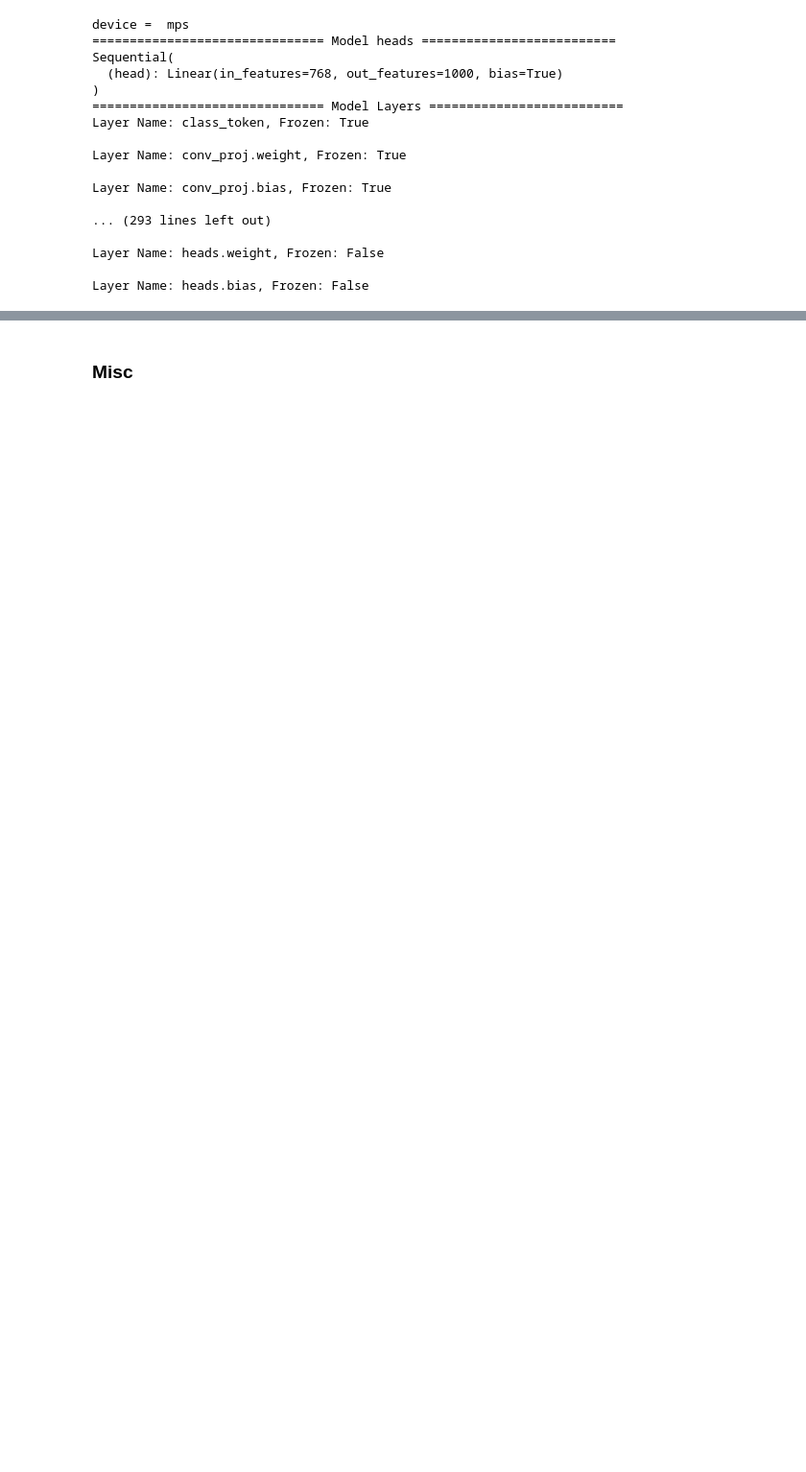
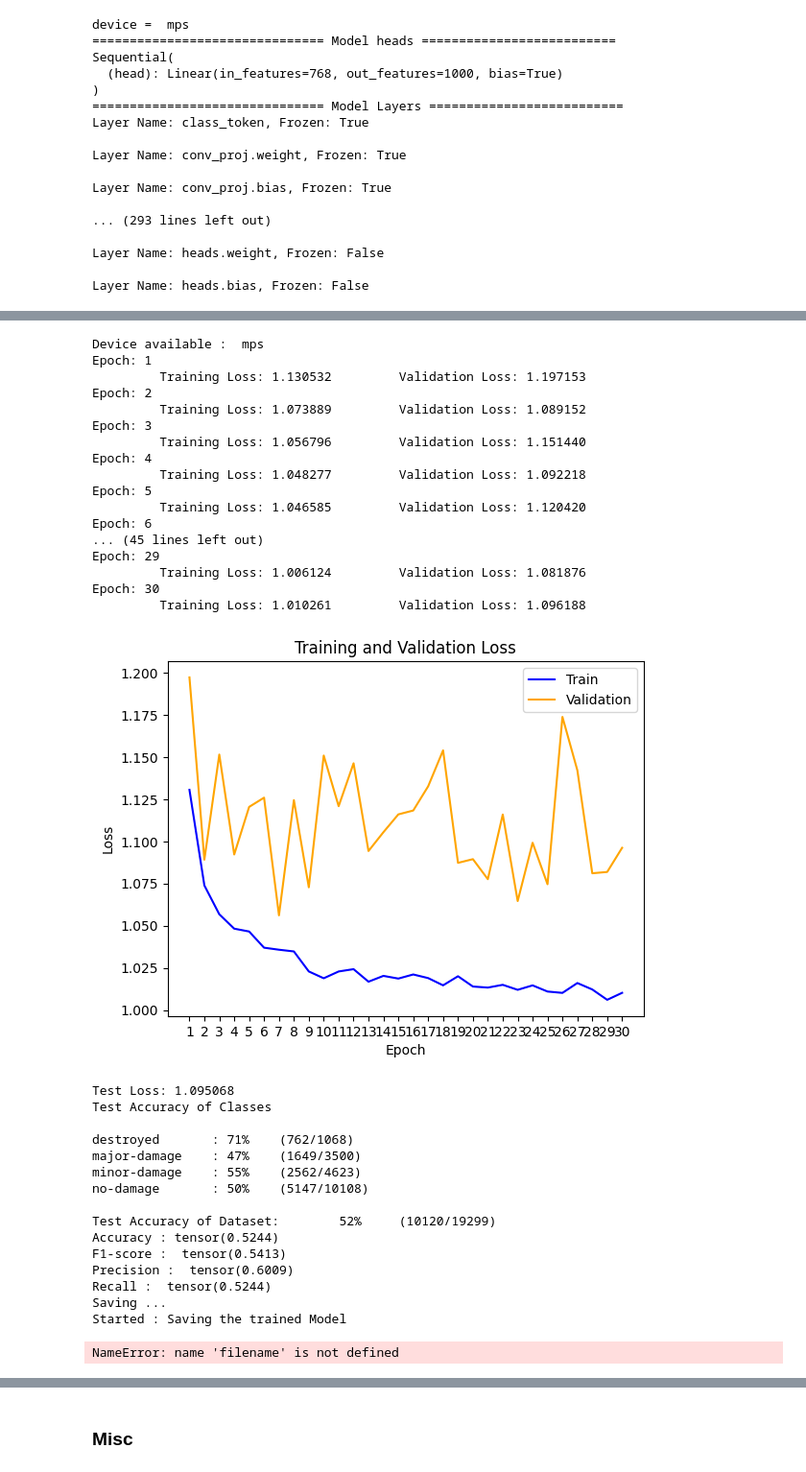
Before and after one commit to cricksmaidiene/alivio, a Jupyter notebook: src/04_models/Hyperparameter_Tune_All_Hurricanes_Optuna_VIT.ipynb, the cells around one changed output, grey strips where cells are left out. Shown at 96% size. Cells and saved outputs as stored; diff of their text form; code cells hidden in the pictures; blank space fills up the shorter version.

```diff
--- a/src/04_models/Hyperparameter_Tune_All_Hurricanes_Optuna_VIT.ipynb
+++ b/src/04_models/Hyperparameter_Tune_All_Hurricanes_Optuna_VIT.ipynb
@@ -354,7 +351,7 @@ Layer Name: heads.weight, Frozen: False
 
 Layer Name: heads.bias, Frozen: False
 # %%
-def save_model(model, fileName):
+def save_model(model, filename):
     print("Started : Saving the trained Model")
     joblib.dump(model, filename)
     print("Finished : Saving the trained Model")
@@ -498,7 +495,7 @@ def train_eval_model(device,
 
         # track loss
         test_loss += loss.item()
-        test_focal_loss += fl.item()
+        #test_focal_loss += fl.item()
 
         # get predictions from probabilities
         preds = torch.argmax(F.softmax(outputs, dim=1), dim=1)
@@ -542,7 +539,8 @@ def train_eval_model(device,
     final_target_list = target_list
 
     print("Saving ...")
-    save_model(model, 'vit'+str(today())+'.pkl')
+    print("vit"+str(today)+".pkl")
+    save_model(model, 'vit'+str(today)+'.pkl')
     print("Finished ...")
 
     return preds_list, target_list
@@ -1510,0 +1552,6 @@ Epoch: 5
+# %%
+lambda_wd = 0.011009637651263606
+lrs = 0.00097
+epoches = 30
+optimizer = optim.AdamW(filter(lambda p: p.requires_grad, vision_transformer.parameters()),lr=lrs, weight_decay=lambda_wd, amsgrad=True)
+print(optimizer)
@@ -1510,0 +1572,46 @@ Epoch: 5
+# %%
+test_preds, test_lbls = train_eval_model(device,
+                 optimizer,
+                 criterion,
+                 train_on_gpu,
+                 class_weights_all,
+                 valid_loader_all,
+                 test_loader_all,
+                 vision_transformer,
+                 epoch,
+                 train_loader_ws_all)
+# %% [output]
+Device available :  mps
+Epoch: 1
+         Training Loss: 1.130532         Validation Loss: 1.197153
+Epoch: 2
+         Training Loss: 1.073889         Validation Loss: 1.089152
+Epoch: 3
+         Training Loss: 1.056796         Validation Loss: 1.151440
+Epoch: 4
+         Training Loss: 1.048277         Validation Loss: 1.092218
+Epoch: 5
+         Training Loss: 1.046585         Validation Loss: 1.120420
+Epoch: 6
+... (45 lines left out)
+Epoch: 29
+         Training Loss: 1.006124         Validation Loss: 1.081876
+Epoch: 30
+         Training Loss: 1.010261         Validation Loss: 1.096188
+[figure, added]
+Test Loss: 1.095068
+Test Accuracy of Classes
+
+destroyed       : 71%    (762/1068)
+major-damage    : 47%    (1649/3500)
+minor-damage    : 55%    (2562/4623)
+no-damage       : 50%    (5147/10108)
+
+Test Accuracy of Dataset:        52%     (10120/19299)
+Accuracy : tensor(0.5244)
+F1-score :  tensor(0.5413)
+Precision :  tensor(0.6009)
+Recall :  tensor(0.5244)
+Saving ...
+Started : Saving the trained Model
+NameError: name 'filename' is not defined
```
Also changed, not shown: parts of 17 cells of this notebook, 1 other file.
